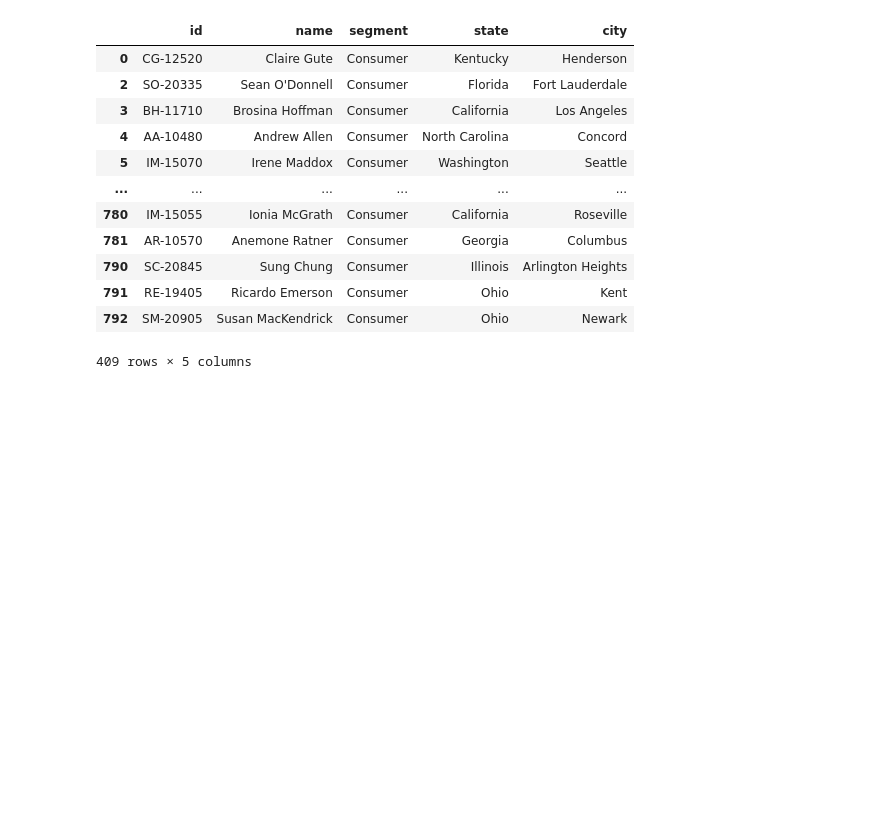
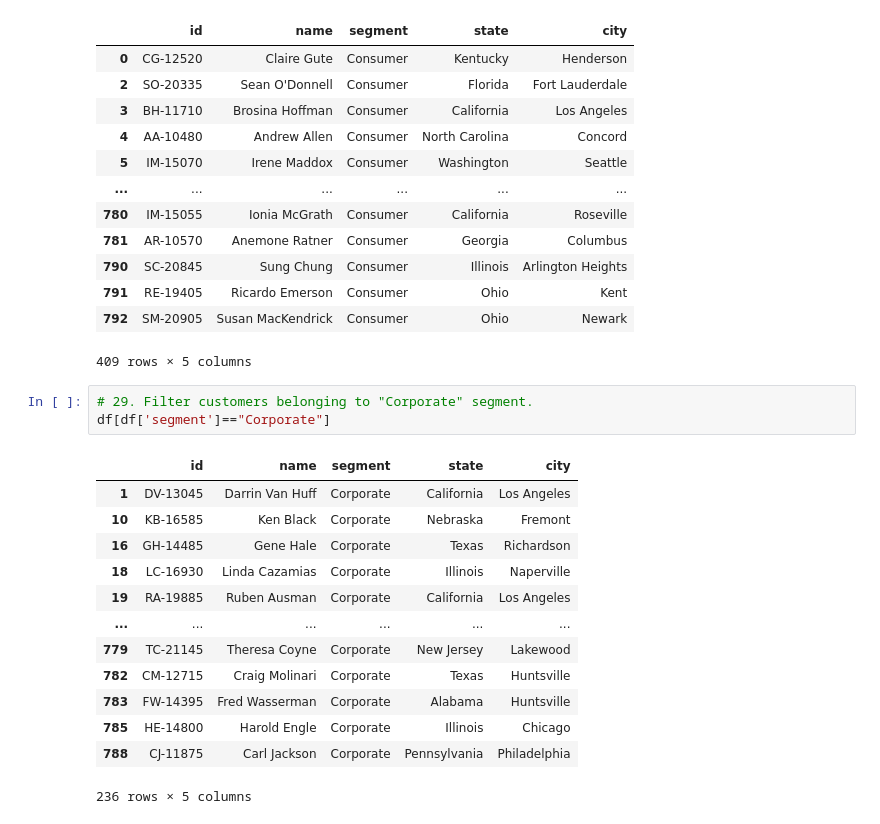
Before and after one commit to Nandanalinson/Python-core-concepts, a Jupyter notebook: day40/customers.ipynb, the cells around one changed output. Drawn from its saved outputs; the diff is of its cells as text; blank space fills up the shorter version.

Commit message:
pandas: filter

```diff
--- a/day40/customers.ipynb
+++ b/day40/customers.ipynb
@@ -350,3 +350,20 @@ df[df['segment']=="Consumer"]
 | 791 | RE-19405 | Ricardo Emerson | Consumer | Ohio | Kent |
 | 792 | SM-20905 | Susan MacKendrick | Consumer | Ohio | Newark |
 409 rows × 5 columns
+# %%
+# 29. Filter customers belonging to "Corporate" segment.
+df[df['segment']=="Corporate"]
+# %% [output]
+|  | id | name | segment | state | city |
+| 1 | DV-13045 | Darrin Van Huff | Corporate | California | Los Angeles |
+| 10 | KB-16585 | Ken Black | Corporate | Nebraska | Fremont |
+| 16 | GH-14485 | Gene Hale | Corporate | Texas | Richardson |
+| 18 | LC-16930 | Linda Cazamias | Corporate | Illinois | Naperville |
+| 19 | RA-19885 | Ruben Ausman | Corporate | California | Los Angeles |
+| ... | ... | ... | ... | ... | ... |
+| 779 | TC-21145 | Theresa Coyne | Corporate | New Jersey | Lakewood |
+| 782 | CM-12715 | Craig Molinari | Corporate | Texas | Huntsville |
+| 783 | FW-14395 | Fred Wasserman | Corporate | Alabama | Huntsville |
+| 785 | HE-14800 | Harold Engle | Corporate | Illinois | Chicago |
+| 788 | CJ-11875 | Carl Jackson | Corporate | Pennsylvania | Philadelphia |
+236 rows × 5 columns
```
